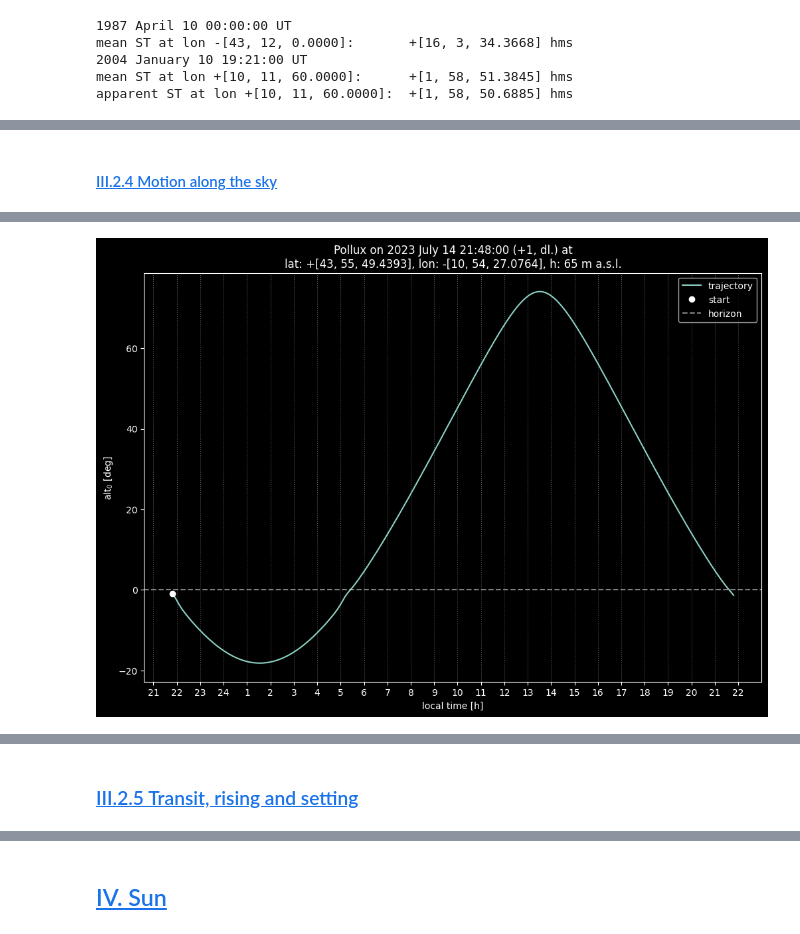
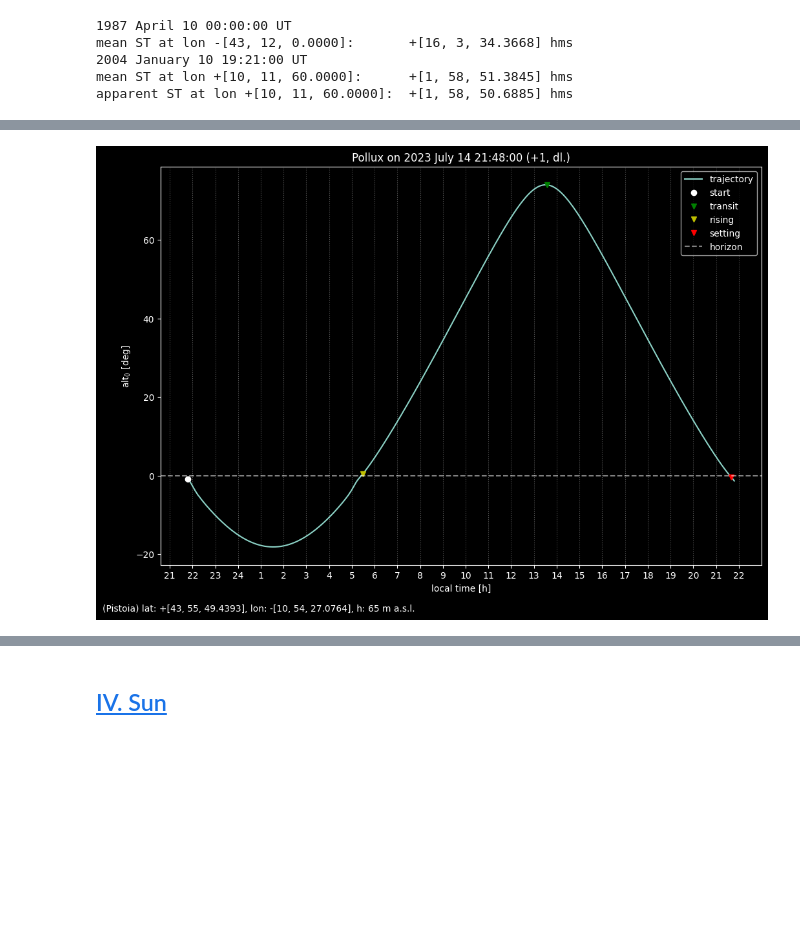
Before and after one commit to 00-berni/proj_0, a Jupyter notebook: notebook/notebook.ipynb, the cells around one changed output, grey strips where cells are left out. Drawn from its saved outputs; the diff is of its cells as text; code cells hidden in the pictures; blank space fills up the shorter version.

```diff
--- a/notebook/notebook.ipynb
+++ b/notebook/notebook.ipynb
@@ -1758,7 +1747,7 @@ def nutation_corr(date: Date) -> tuple[HAngles, HAngles]:
     Deps =   9.20*np.cos(Om) + 0.57*np.cos(2*L) + 0.10*np.cos(2*l) - 0.09*np.cos(2*Om)
     return HAngles(Dlon/3600,'deg'), HAngles(Deps/3600,'deg')
 
-def mean_obliquity(date: Date) -> HAngles:
+def mean_obliquity(date: Date, epoch: str = 'J2000.0') -> HAngles:
     """Computing mean obliquity
 
     The error remains less than
@@ -1767,6 +1756,8 @@ def mean_obliquity(date: Date) -> HAngles:
 
     :param date: selected date against which to compute obliquity
     :type date: Date
+    :param epoch: standard epoch, defaults to `'J2000.0'`
+    :type epoch: str, optional
 
     :return: mean obliquity
     :rtype: HAngles
@@ -1776,9 +1767,9 @@ def mean_obliquity(date: Date) -> HAngles:
     T = (date.jd - Date.J2000)/36525
     #! DA RIVEDERE
     # mean obliquity for epochs
-    if date.epoch[:5] == 'J2000':
+    if epoch[:5] == 'J2000':
         eps0 = 23.4392911
-    elif date.epoch[:5] == 'B1950':
+    elif epoch[:5] == 'B1950':
         eps0 = 23.4457889
     #!
     # computing the mean obliquity
@@ -1790,7 +1781,7 @@ def mean_obliquity(date: Date) -> HAngles:
 At Greenwich the ST corresponds to the HA.
 # %%
 # ST at Greenwich
-def Green_HA(date: Date, nut_corr: bool = False) -> HAngles:
+def Green_HA(date: Date, nut_corr: bool = False, epoch: str = 'J2000.0') -> HAngles:
     """Computing the ST at Greenwich
 
     It possible to compute the AST through the
@@ -1800,6 +1791,8 @@ def Green_HA(date: Date, nut_corr: bool = False) -> HAngles:
     :type date: Date
     :param nut_corr: if `True` AST is computed, defaults to `False`
     :type nut_corr: bool, optional
+    :param epoch: standard epoch, defaults to `'J2000.0'`
+    :type epoch: str, optional
 
     :return: HA at Greenwich
     :rtype: HAngles
@@ -1821,7 +1814,7 @@ def Green_HA(date: Date, nut_corr: bool = False) -> HAngles:
     # condition to compute AST
     if nut_corr:
         Dlon, De = nutation_corr(date)
-        e = mean_obliquity(date) + De
+        e = mean_obliquity(date,epoch) + De
         theta0 += Dlon.hms*np.cos(e.rad)
     return HAngles(theta0,'hms')
 
@@ -1849,7 +1842,7 @@ apparent ST at Greenwich:       +[2, 39, 38.6885] hms
 
 _Local Sidereal Time_ (LST) is simply: $LST = HA - L = GST - L$ where $L$ is the Earth longitude and $GST$ is ST at Greenwich.
 # %%
-def local_ST(date: Date, long: Angles, nut_corr: bool = False) -> HAngles:
+def local_ST(date: Date, long: Angles, nut_corr: bool = False, epoch: str = 'J2000.0') -> HAngles:
     """Computing the LST
 
     It possible to compute the AST through the
@@ -1861,12 +1854,14 @@ def local_ST(date: Date, long: Angles, nut_corr: bool = False) -> HAngles:
     :type long: Angles
     :param nut_corr: if `True` AST is computed, defaults to `False`
     :type nut_corr: bool, optional
+    :param epoch: standard epoch, defaults to `'J2000.0'`
+    :type epoch: str, optional
 
     :return: LST
     :rtype: HAngles
     """
     # ST at Greenwich
-    GST = Green_HA(date, nut_corr=nut_corr)
+    GST = Green_HA(date, nut_corr=nut_corr,epoch=epoch)
     return GST - long
 
 # some examples
@@ -2263,2 +2892,0 @@ print((R.deg + alt)*60,' primes')
-# %% [markdown]
-#### <a id='toc1_3_2_4_'></a>[III.2.4 Motion along the sky](#toc0_)
@@ -2296,41 +2984,33 @@ def trajectory(date: Date, obs_pos: GeoPos, obj: StarObj, numpoint: int = 1000)
 # %%
-numpoint = 1000
+print(date.ut_to_local(timezone,dl_save,'str'))
 
-out = 'local time'
+m = tran_ris_set(date,obs,obj,True)
+event = Date(date.date,m)
+ealt = compute_alt(event,obs,obj,True)
 
-lat = 43.93039980730644
-lon = -10.907521220934262
-h = 65
-obs = GeoPos(lon,lat,h)
-
-name, ra, dec, prmt = import_data('targets.csv',sel=4)
-obj = StarObj(name,[ra,dec],prmt)
-obj.obj_info()
-print()
-
-timezone, dl_save = 1, True
-date = Date([2023,7,14],[21,48,0],timezone=timezone,dl_save=dl_save)
-print('Observation on ' + date.ut_to_local(timezone,dl_save,'str') + ' ==> ' + date.print_date())
-alt, dayrange = trajectory(date,obs,obj,numpoint)
+# print(ealt.deg[1:]*3600,'arcsec')
+# print(ealt.deg[0],alt.deg.max())
 
 ## PLOT ##
 hour = date.time.hour()
 N = 25 if hour <= (int(hour)+0.5) else 26
-ticks = Date(date.date, (np.arange(0,N,1)+int(date.time.hour()))*3600,calendar=date.calendar,epoch=date.epoch)
-if out[:5] == 'local':
-    hzone = timezone
-    if dl_save: hzone += 1
-elif out == 'UT':
-    hzon = 0
+ticks = Date(date.date, (np.arange(0,N,1)+int(date.time.hour()))*3600,calendar=date.calendar)
 
 plt.figure(figsize=[12,8])
 ax = plt.axes()
 ax.set_facecolor('black')
 titledate = date.print_date() if out == 'UT' else date.ut_to_local(timezone,dl_save,'str')
-plt.title(obj.name + ' on ' + titledate  + f" at\nlat: {obs.lat.print_angle('deg')}, lon: {obs.lon.print_angle('deg')}, h: {obs.h} m a.s.l.")
+plt.title(obj.name + ' on ' + titledate )
 
 plt.plot(dayrange,alt.deg,label='trajectory')
 plt.plot(dayrange[0],alt.deg[0],'ow',label='start')
+if type(m.val) != np.ndarray:
+    plt.plot(event.jd,ealt.deg,'vg',label='transit')
+else:
+    plt.plot(event.jd[0],ealt.deg[0],'vg',label='transit')
+    plt.plot(event.jd[1],ealt.deg[1],'vy',label='rising')
+    plt.plot(event.jd[2],ealt.deg[2],'vr',label='setting')
+
 
 labelticks = ticks.time.hour() + hzone
 labelticks = np.where(labelticks >= 24, labelticks-24, labelticks)
@@ -2340,6 +3020,21 @@ plt.xlabel(out + ' [h]')
 plt.ylabel('alt$_0$ [deg]')
 plt.grid(axis='x',linestyle='dotted',color='gray',alpha=0.7)
 plt.legend(numpoints=1)
+location_string = ''
+if obs.name != '': location_string += '(' + obs.name + ') '
+location_string += f"lat: {obs.lat.print_angle('deg')}, lon: {obs.lon.print_angle('deg')}, h: {obs.h} m a.s.l."
+plt.text(0.05, 0.02, location_string, fontsize=10, transform=plt.gcf().transFigure)
+
 
 plt.show()
+
+tmpdate = date + Time(15*60)
+print(tmpdate.print_date())
+
+m = tran_ris_set(tmpdate,obs,obj,True)
+event = Date(tmpdate.date,m)
+ealt = compute_alt(event,obs,obj,True)
+
+# print(ealt.deg[1:]*3600,'arcsec')
+# print(ealt.deg[0],alt.deg.max())
 # %% [output]
@@ -2356 +3046 @@ Observation on 2023 July 14 21:48:00 (+1, dl.) ==> 2023 July 14 19:48:00 UT
-[figure, old version]
+[figure, new version]
@@ -2357,2 +3051,0 @@ Observation on 2023 July 14 21:48:00 (+1, dl.) ==> 2023 July 14 19:48:00 UT
-# %% [markdown]
-### <a id='toc1_3_3_'></a>[III.2.5 Transit, rising and setting](#toc0_)
```
Also changed, not shown: parts of 27 cells of this notebook.
